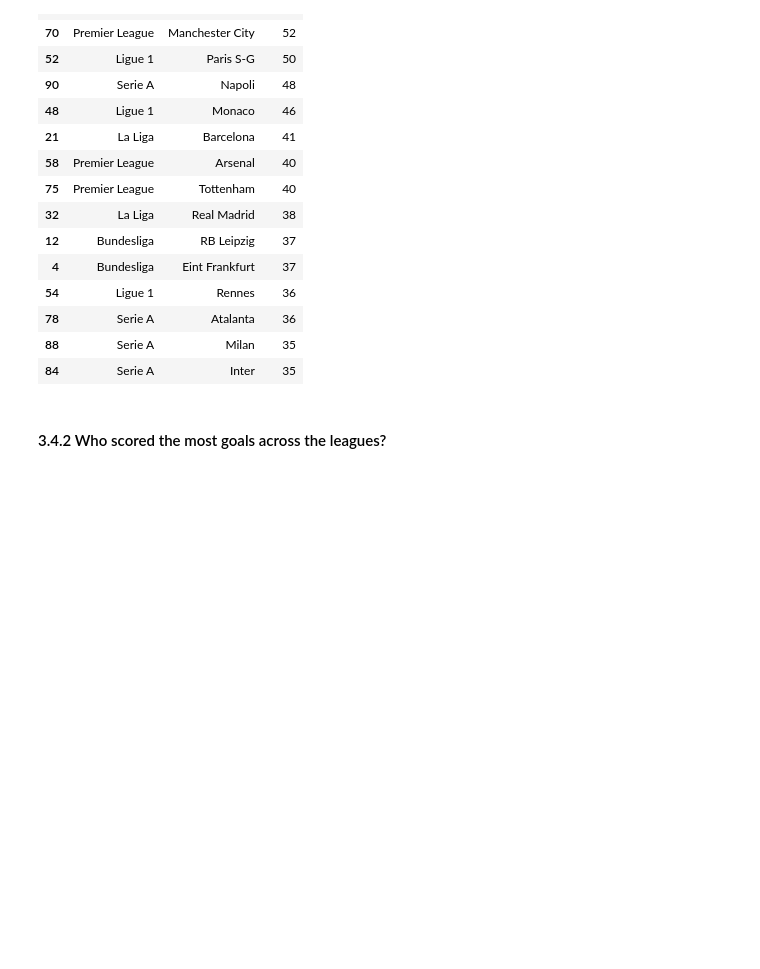
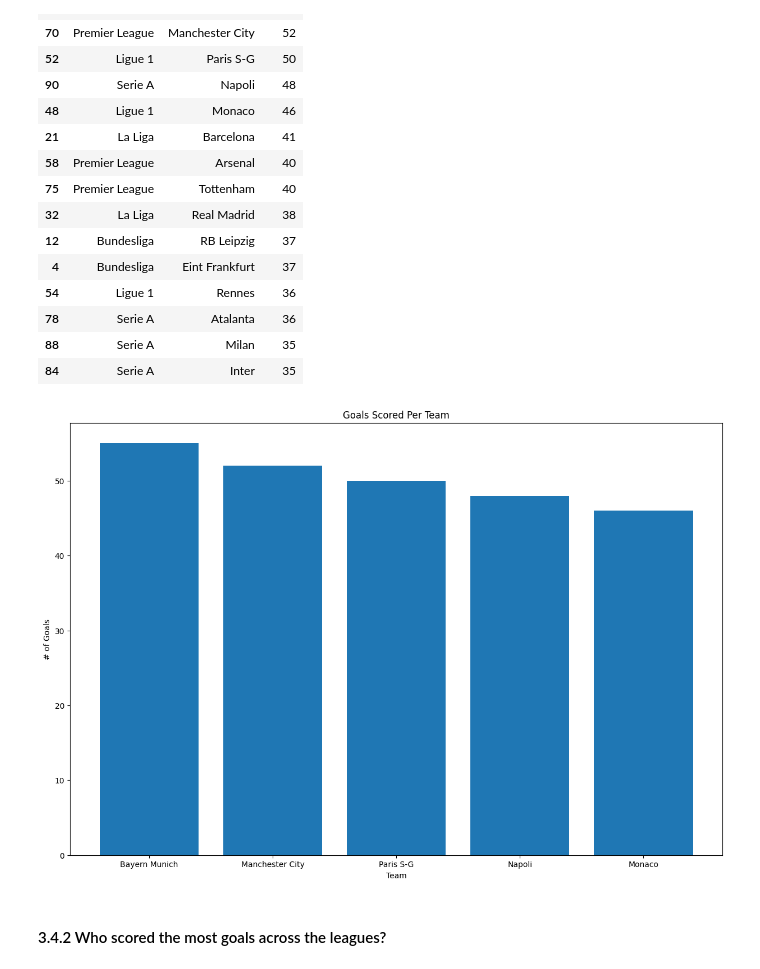
Before and after one commit to normanmunge/football-performance-analysis, a Jupyter notebook: football-performance-eda.ipynb, the cells around one changed output. Saved outputs shown, nothing was run; the diff lists cells and outputs as text; code cells hidden in the pictures; blank space fills up the shorter version.

Commit message:
Adds data visualizations

```diff
--- a/football-performance-eda.ipynb
+++ b/football-performance-eda.ipynb
@@ -156,7 +156,15 @@ goals_dist.head(15)
 | 88 | Serie A | Milan | 35 |
 | 84 | Serie A | Inter | 35 |
 # %%
-# Plot a graph to show the top 3 scoring teams/league
+# Plot a graph to show the goals scored per team
+plt.figure(figsize=(15,10))
+plt.bar(goals_dist.head().squad, goals_dist.head().goals)
+plt.title('Goals Scored Per Team')
+plt.ylabel('# of Goals')
+plt.xlabel('Team')
+plt.show()
+# %% [output]
+[figure, added]
 # %% [markdown]
 #### 3.4.2 Who scored the most goals across the leagues?
 # %%
```
Also changed, not shown: parts of 3 cells of this notebook.
